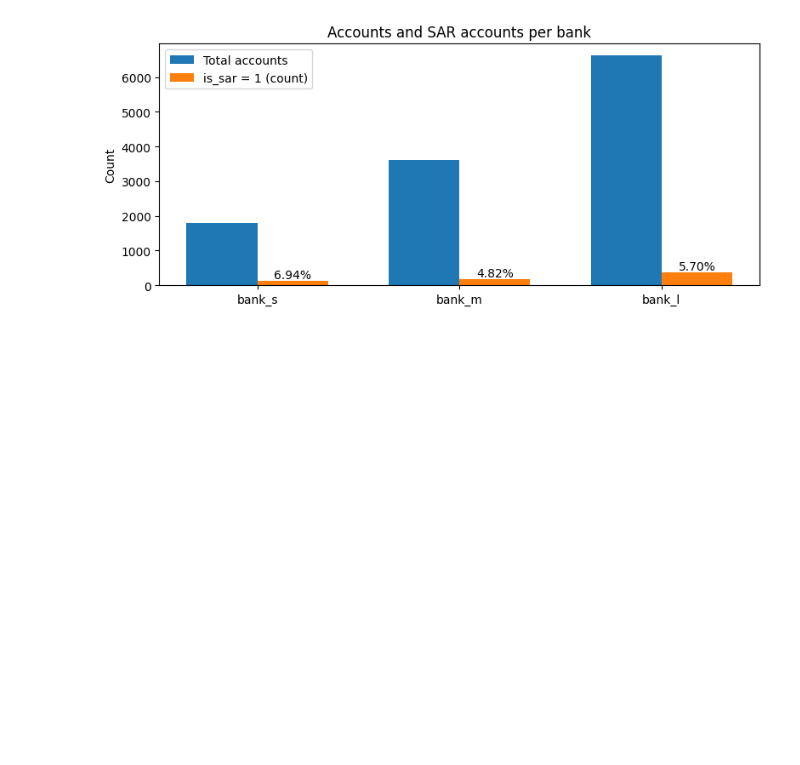
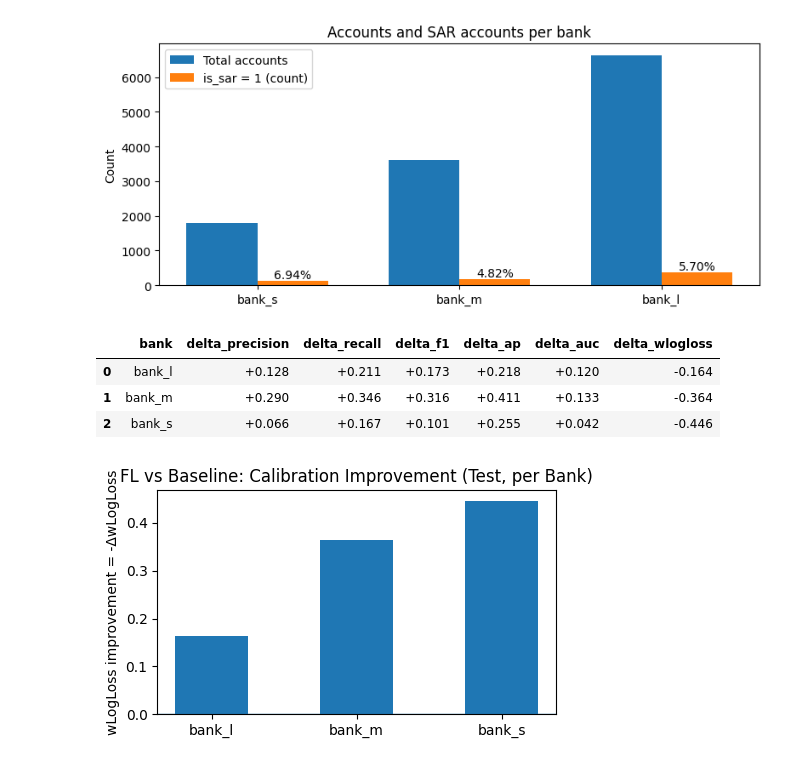
Before and after one commit to Jackson00Han/decentralized_aml_demonstrator, a Jupyter notebook: eda.ipynb, the cells around one changed output. Drawn from its saved outputs; the diff is of its cells as text; code cells hidden in the pictures; blank space fills up the shorter version.

```diff
--- a/eda.ipynb
+++ b/eda.ipynb
@@ -102,3 +102,75 @@ plt.tight_layout()
 plt.show()
 # %% [output]
 [figure]
+# %%
+# All code/comments in English.
+
+import pandas as pd
+
+# Delta-only table from your Compare Summary (FL vs Baseline)
+df_delta = pd.DataFrame(
+    {
+        "bank": ["bank_l", "bank_m", "bank_s"],
+        "delta_precision": [0.128406, 0.290323, 0.065934],
+        "delta_recall": [0.210526, 0.346154, 0.166667],
+        "delta_ap": [0.217518, 0.411194, 0.255124],
+        "delta_auc": [0.120450, 0.133050, 0.041887],
+        "delta_wlogloss": [-0.163839, -0.363789, -0.446016],
+        "delta_f1": [0.173414, 0.315789, 0.100791],
+    }
+)
+
+# Optional: reorder columns for slide-friendly layout
+df_delta = df_delta[
+    ["bank", "delta_precision", "delta_recall", "delta_f1", "delta_ap", "delta_auc", "delta_wlogloss"]
+]
+
+# Format for display (rounding)
+df_show = df_delta.copy()
+for c in df_show.columns:
+    if c != "bank":
+        df_show[c] = df_show[c].map(lambda x: f"{x:+.3f}")
+
+df_show
+# %% [output]
+|  | bank | delta_precision | delta_recall | delta_f1 | delta_ap | delta_auc | delta_wlogloss |
+| 0 | bank_l | +0.128 | +0.211 | +0.173 | +0.218 | +0.120 | -0.164 |
+| 1 | bank_m | +0.290 | +0.346 | +0.316 | +0.411 | +0.133 | -0.364 |
+| 2 | bank_s | +0.066 | +0.167 | +0.101 | +0.255 | +0.042 | -0.446 |
+# %%
+# All code/comments in English.
+
+import numpy as np
+import pandas as pd
+import matplotlib.pyplot as plt
+
+df_delta = pd.DataFrame(
+    {
+        "bank": ["bank_l", "bank_m", "bank_s"],
+        "delta_precision": [0.128406, 0.290323, 0.065934],
+        "delta_recall": [0.210526, 0.346154, 0.166667],
+        "delta_f1": [0.173414, 0.315789, 0.100791],
+        "delta_ap": [0.217518, 0.411194, 0.255124],
+        "delta_auc": [0.120450, 0.133050, 0.041887],
+        "delta_wlogloss": [-0.163839, -0.363789, -0.446016],
+    }
+)
+
+banks = df_delta["bank"].tolist()
+x = np.arange(len(banks))
+
+# -------------------------
+# wLogLoss improvement (convert to positive improvement)
+# -------------------------
+# Since lower wLogLoss is better, plot -delta_wlogloss as improvement.
+w_improve = (-df_delta["delta_wlogloss"]).values
+
+plt.figure(figsize=(4.8, 3.0))
+plt.bar(banks, w_improve, width=0.5)
+plt.axhline(0, linewidth=1)
+plt.ylabel("wLogLoss improvement = -ΔwLogLoss")
+plt.title("FL vs Baseline: Calibration Improvement (Test, per Bank)")
+plt.tight_layout()
+plt.show()
+# %% [output]
+[figure, added]
```
Also changed, not shown: parts of 2 cells of this notebook.
